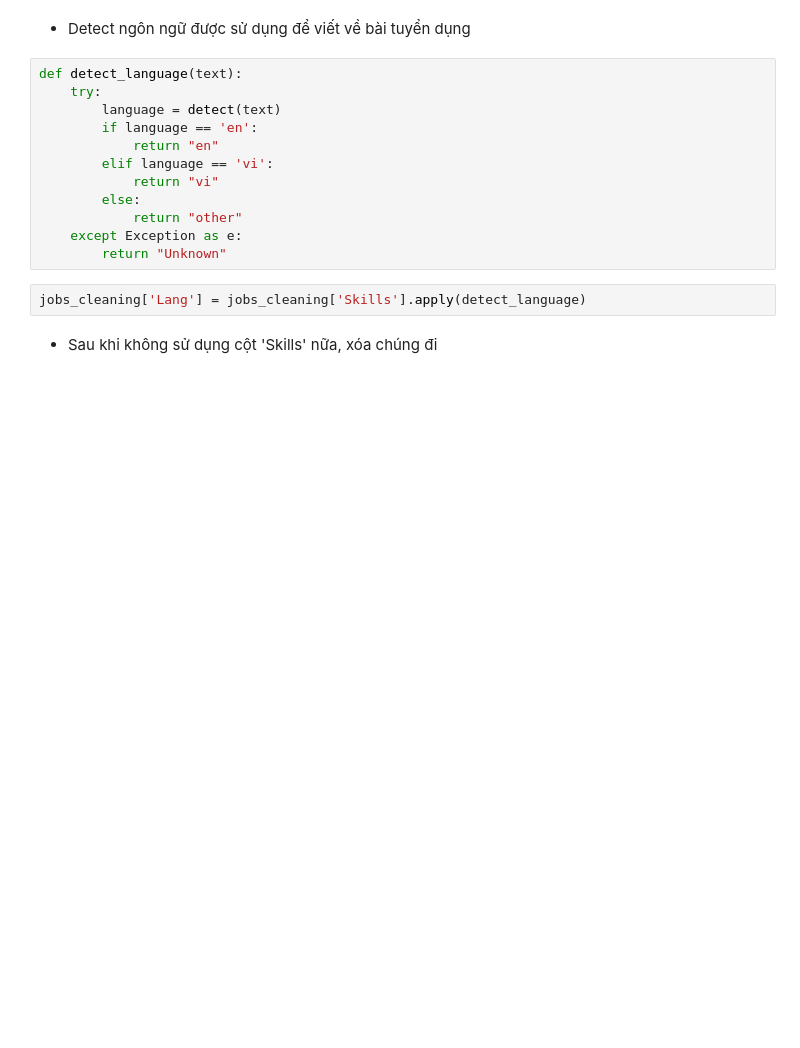
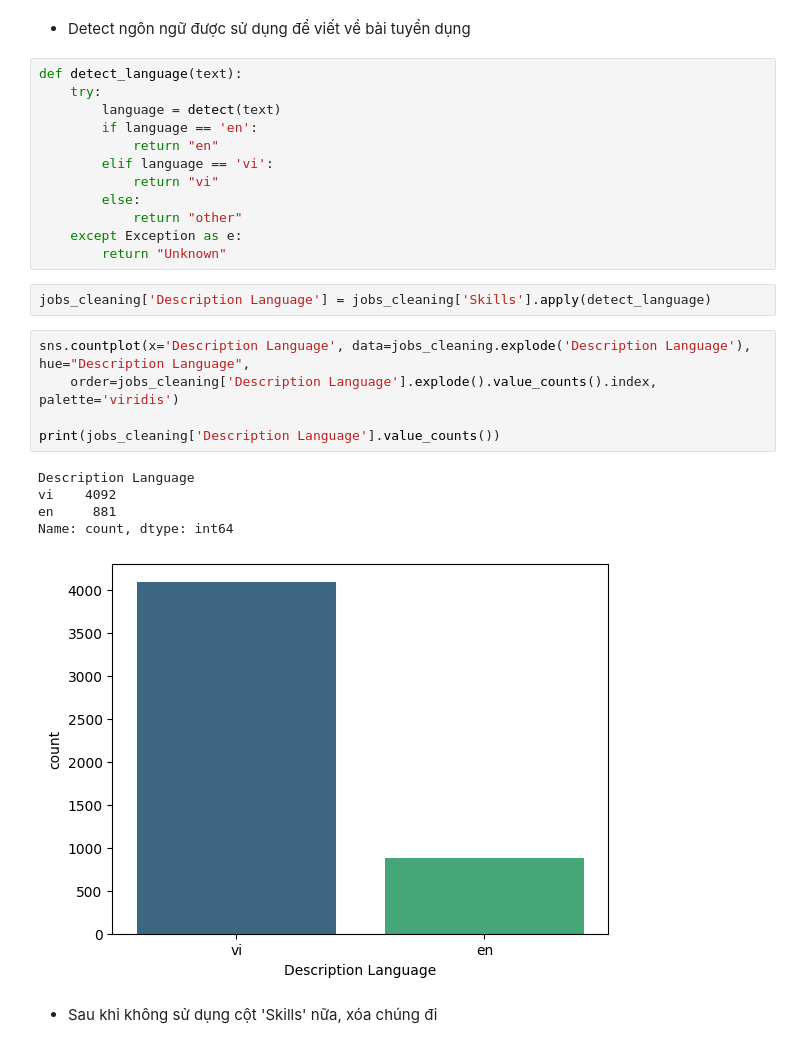
Before and after one commit to mxtruongplayboy/IT-salary-forecast-based-on-job-postings, a Jupyter notebook: src/Data-Cleaning-Processing.ipynb, the cells around one changed output. Cells and saved outputs as stored; diff of their text form; blank space fills up the shorter version.

```diff
--- a/src/Data-Cleaning-Processing.ipynb
+++ b/src/Data-Cleaning-Processing.ipynb
@@ -420,7 +403,18 @@ def detect_language(text):
     except Exception as e:
         return "Unknown"
 # %%
-jobs_cleaning['Lang'] = jobs_cleaning['Skills'].apply(detect_language)
+jobs_cleaning['Description Language'] = jobs_cleaning['Skills'].apply(detect_language)
+# %%
+sns.countplot(x='Description Language', data=jobs_cleaning.explode('Description Language'), hue="Description Language",
+    order=jobs_cleaning['Description Language'].explode().value_counts().index, palette='viridis')
+
+print(jobs_cleaning['Description Language'].value_counts())
+# %% [output]
+Description Language
+vi    4092
+en     881
+Name: count, dtype: int64
+[figure, added]
 # %% [markdown]
 - Sau khi không sử dụng cột 'Skills' nữa, xóa chúng đi
 # %%
```
Also changed, not shown: parts of 5 cells of this notebook, 14 other files.
